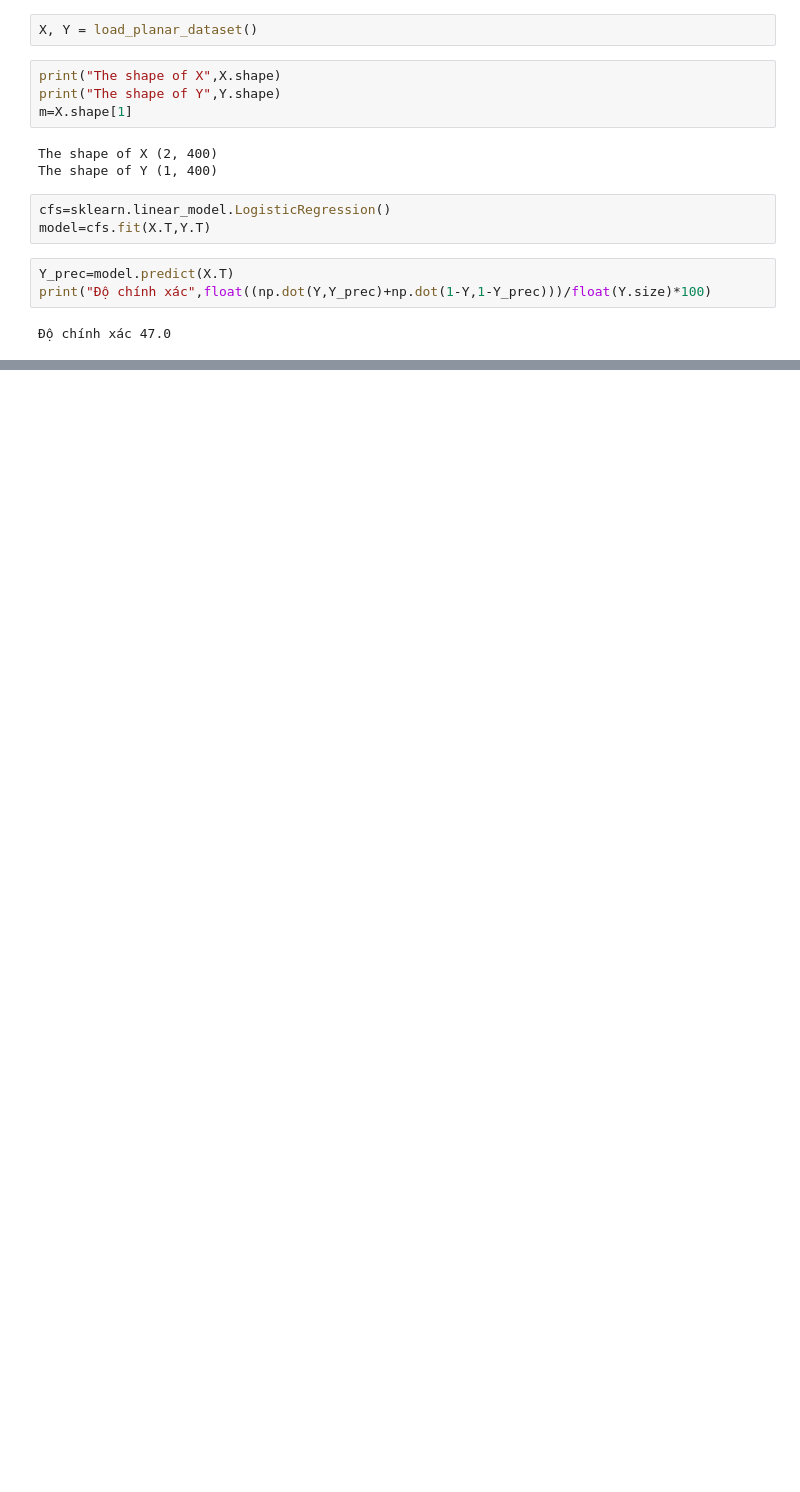
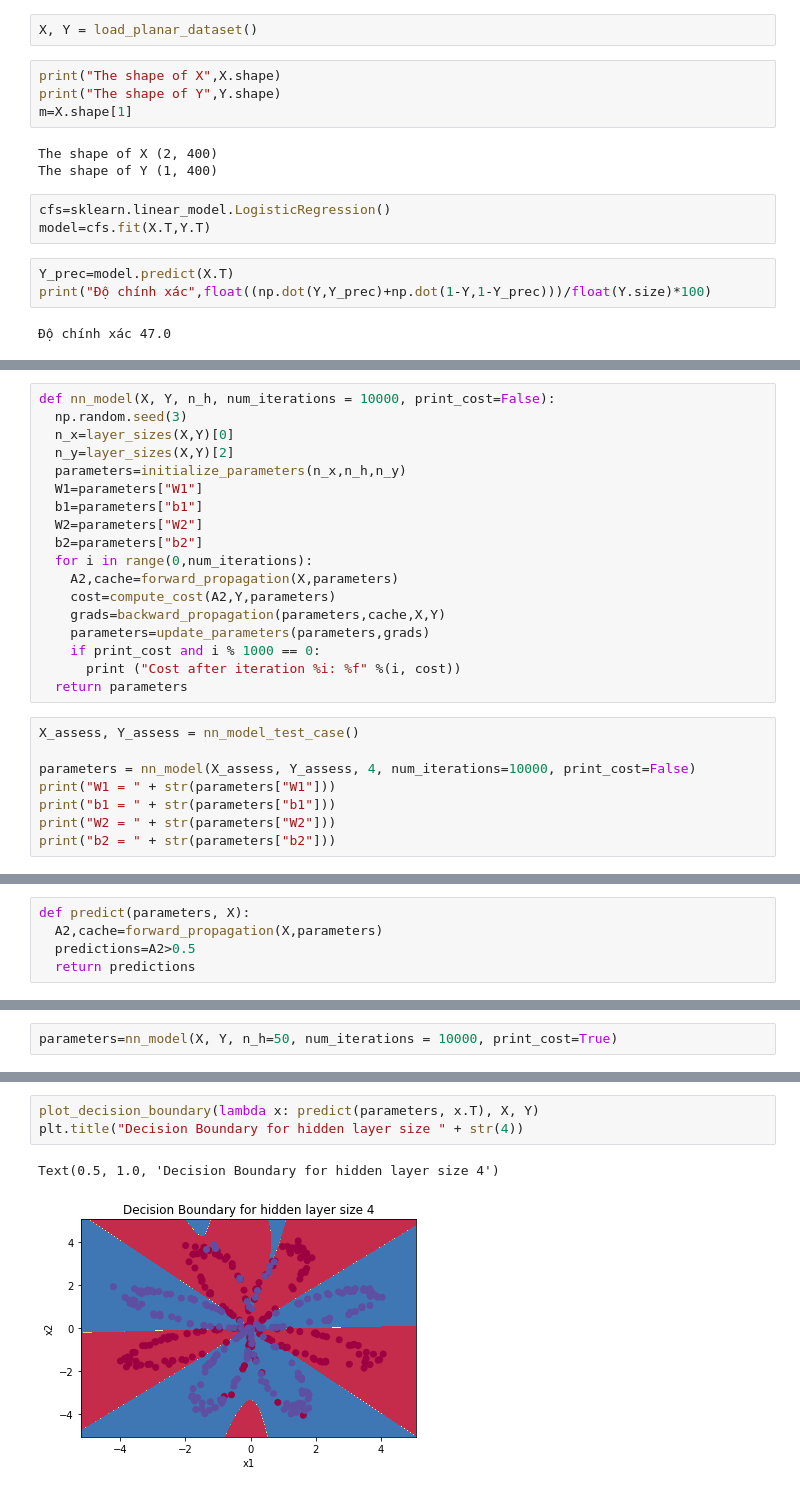
Before and after one commit to dung18520632/Deep_Learning-Python-Basics, a Jupyter notebook: Planar data classification with one hidden layer.ipynb, the cells around one changed output, grey strips where cells are left out. Drawn from its saved outputs; the diff is of its cells as text; blank space fills up the shorter version.

```diff
--- a/Planar data classification with one hidden layer.ipynb
+++ b/Planar data classification with one hidden layer.ipynb
@@ -27,0 +207,26 @@ print("Độ chính xác",float((np.dot(Y,Y_prec)+np.dot(1-Y,1-Y_prec)))/float(Y
+# %%
+def nn_model(X, Y, n_h, num_iterations = 10000, print_cost=False):
+  np.random.seed(3)
+  n_x=layer_sizes(X,Y)[0]
+  n_y=layer_sizes(X,Y)[2]
+  parameters=initialize_parameters(n_x,n_h,n_y)
+  W1=parameters["W1"]
+  b1=parameters["b1"]
+  W2=parameters["W2"]
+  b2=parameters["b2"]
+  for i in range(0,num_iterations):
+    A2,cache=forward_propagation(X,parameters)
+    cost=compute_cost(A2,Y,parameters)
+    grads=backward_propagation(parameters,cache,X,Y)
+    parameters=update_parameters(parameters,grads)
+    if print_cost and i % 1000 == 0:
+      print ("Cost after iteration %i: %f" %(i, cost))
+  return parameters
+# %%
+X_assess, Y_assess = nn_model_test_case()
+
+parameters = nn_model(X_assess, Y_assess, 4, num_iterations=10000, print_cost=False)
+print("W1 = " + str(parameters["W1"]))
+print("b1 = " + str(parameters["b1"]))
+print("W2 = " + str(parameters["W2"]))
+print("b2 = " + str(parameters["b2"]))
@@ -27,0 +244,5 @@ print("Độ chính xác",float((np.dot(Y,Y_prec)+np.dot(1-Y,1-Y_prec)))/float(Y
+# %%
+def predict(parameters, X):
+  A2,cache=forward_propagation(X,parameters)
+  predictions=A2>0.5
+  return predictions
@@ -27,0 +256,2 @@ print("Độ chính xác",float((np.dot(Y,Y_prec)+np.dot(1-Y,1-Y_prec)))/float(Y
+# %%
+parameters=nn_model(X, Y, n_h=50, num_iterations = 10000, print_cost=True)
@@ -27,0 +269,6 @@ print("Độ chính xác",float((np.dot(Y,Y_prec)+np.dot(1-Y,1-Y_prec)))/float(Y
+# %%
+plot_decision_boundary(lambda x: predict(parameters, x.T), X, Y)
+plt.title("Decision Boundary for hidden layer size " + str(4))
+# %% [output]
+Text(0.5, 1.0, 'Decision Boundary for hidden layer size 4')
+[figure, added]
```
Also changed, not shown: parts of 18 cells of this notebook.
